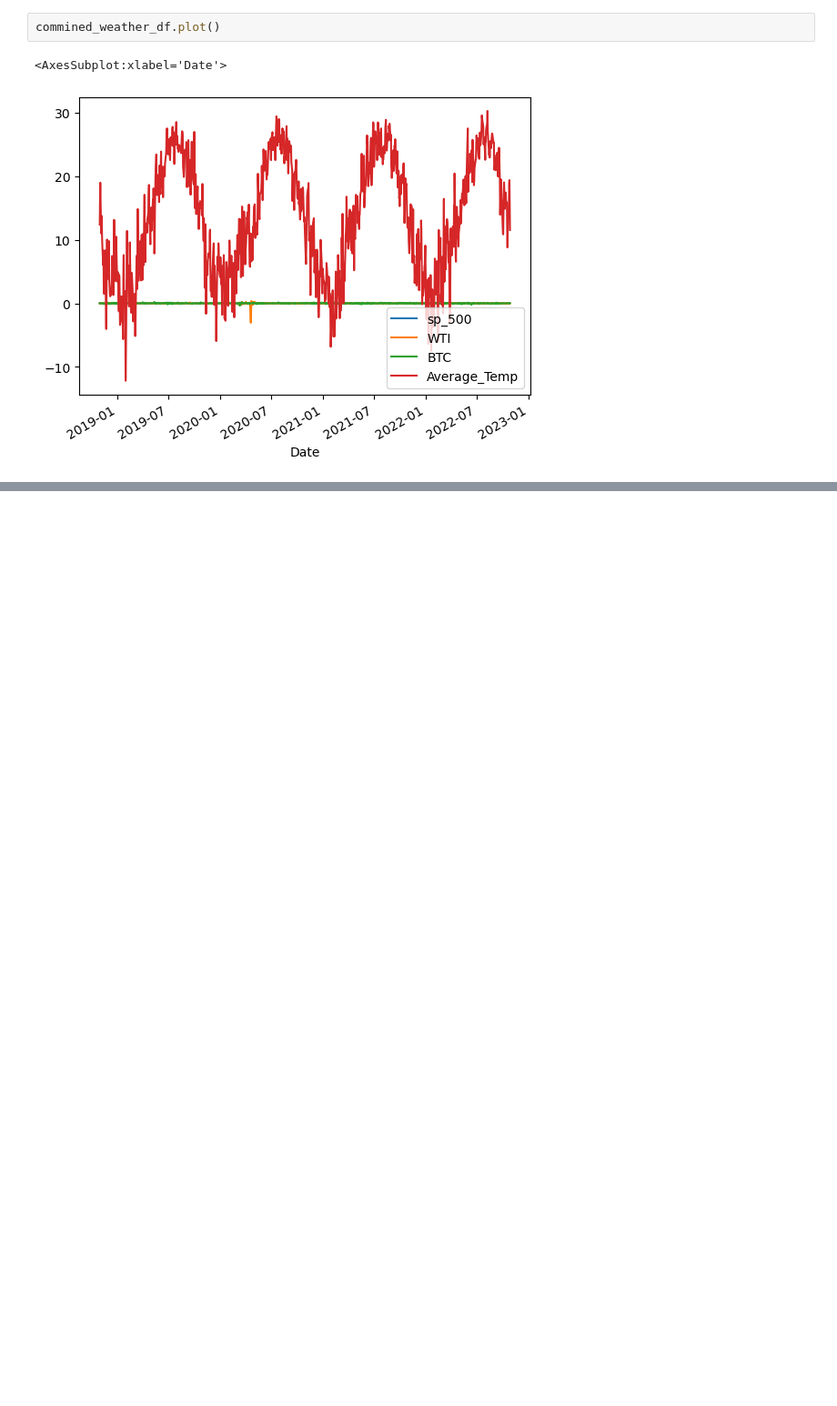
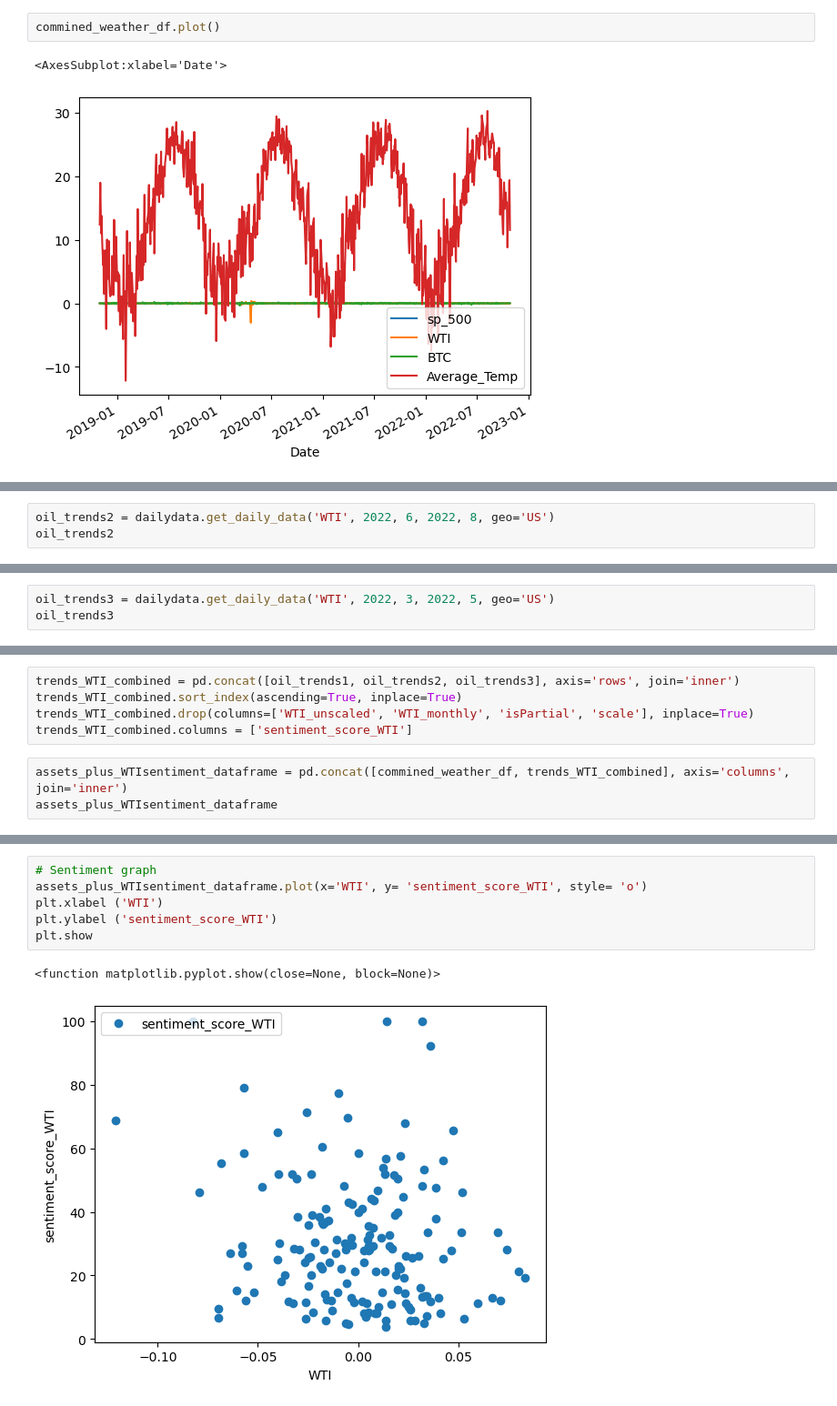
Before and after one commit to robel-codes/asset-correlation-analysis, a Jupyter notebook: data_collection.ipynb, the cells around one changed output, grey strips where cells are left out. Shown at 91% size. Cells and saved outputs as stored; diff of their text form; blank space fills up the shorter version.

```diff
--- a/data_collection.ipynb
+++ b/data_collection.ipynb
@@ -153,0 +297,3 @@ plt.show
+# %%
+oil_trends2 = dailydata.get_daily_data('WTI', 2022, 6, 2022, 8, geo='US')
+oil_trends2
@@ -153,0 +318,3 @@ plt.show
+# %%
+oil_trends3 = dailydata.get_daily_data('WTI', 2022, 3, 2022, 5, geo='US')
+oil_trends3
@@ -153,0 +339,8 @@ plt.show
+# %%
+trends_WTI_combined = pd.concat([oil_trends1, oil_trends2, oil_trends3], axis='rows', join='inner')
+trends_WTI_combined.sort_index(ascending=True, inplace=True)
+trends_WTI_combined.drop(columns=['WTI_unscaled', 'WTI_monthly', 'isPartial', 'scale'], inplace=True)
+trends_WTI_combined.columns = ['sentiment_score_WTI']
+# %%
+assets_plus_WTIsentiment_dataframe = pd.concat([commined_weather_df, trends_WTI_combined], axis='columns', join='inner')
+assets_plus_WTIsentiment_dataframe
@@ -153,0 +361,9 @@ plt.show
+# %%
+# Sentiment graph
+assets_plus_WTIsentiment_dataframe.plot(x='WTI', y= 'sentiment_score_WTI', style= 'o')
+plt.xlabel ('WTI')
+plt.ylabel ('sentiment_score_WTI')
+plt.show
+# %% [output]
+<function matplotlib.pyplot.show(close=None, block=None)>
+[figure, added]
```
Also changed, not shown: parts of 20 cells of this notebook.
